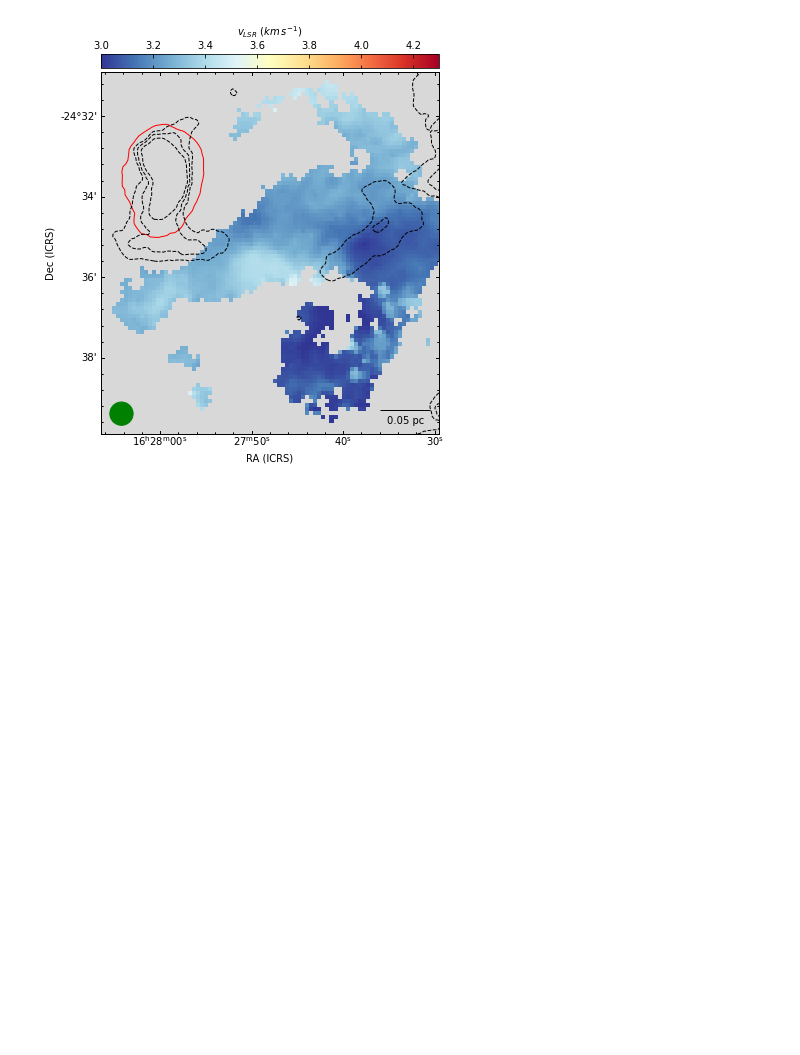
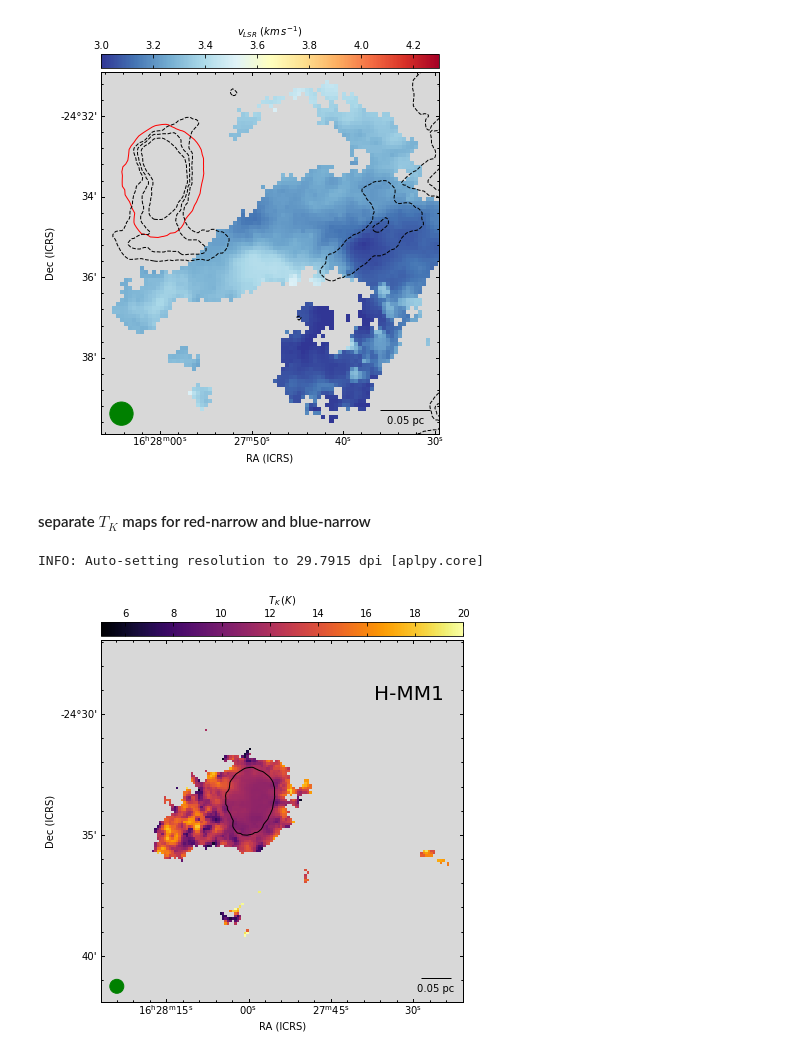
Before and after one commit to SpandanCh/H-MM1_extended_subsonic, a Jupyter notebook: make_figures.ipynb, the cells around one changed output. Cells and saved outputs as stored; diff of their text form; code cells hidden in the pictures; blank space fills up the shorter version.

Commit message:
separate Tk maps for red and blue

```diff
--- a/make_figures.ipynb
+++ b/make_figures.ipynb
@@ -736,3 +736,30 @@ fig.savefig(figs_dir + 'vel_narrow_blue_repr_NH2_coh_core_contours.pdf')
 # %% [output]
 INFO: Auto-setting resolution to 17.8749 dpi [aplpy.core]
 [figure]
+# %% [markdown]
+#### separate $T_K$ maps for red-narrow and blue-narrow
+# %%
+tk_narrow_blue_repr, ftpr = reproject_interp(fits.open(para_map_dir + 'tk_narrow_blue.fits')[0], hd_ra_dec)
+tk_narrow_red_repr, ftpr = reproject_interp(fits.open(para_map_dir + 'tk_narrow_red.fits')[0], hd_ra_dec)
+# %%
+fig = aplfig(fits.PrimaryHDU(data=tk_narrow_red_repr, header=hd_repr),figsize=(7,7))
+
+text_color='white'
+contour_color='k'
+
+cmap = plt.cm.get_cmap('inferno')
+cmap.set_bad('0.85')
+
+fig = setup_plot( fig, cmap=cmap, vmin=5, vmax=20, col_text = r'$T_K\, (K)$', beam_color='g', sclbr=0.05,
+                 x_txt=0.85, y_txt=0.85,lbl_text='H-MM1', label_col='k', lbl_size=20)
+
+fig.beam.set_corner('bottom left')
+
+fig.show_contour(para_map_dir + 'mach_number_1cmp_w_mask.fits', levels=[1], colors='k',linewidths=1)
+# fig.show_contour(para_map_dir + 'mach_number_nr_for_msk.fits', letks=[1], colors='k',linewidths=1,
+#                  linestyles='dashed')
+
+fig.savefig(figs_dir + 'tk_narrow_red_repr.pdf')
+# %% [output]
+INFO: Auto-setting resolution to 29.7915 dpi [aplpy.core]
+[figure, added]
```
Also changed, not shown: parts of 1 cell of this notebook, 2 other files.
